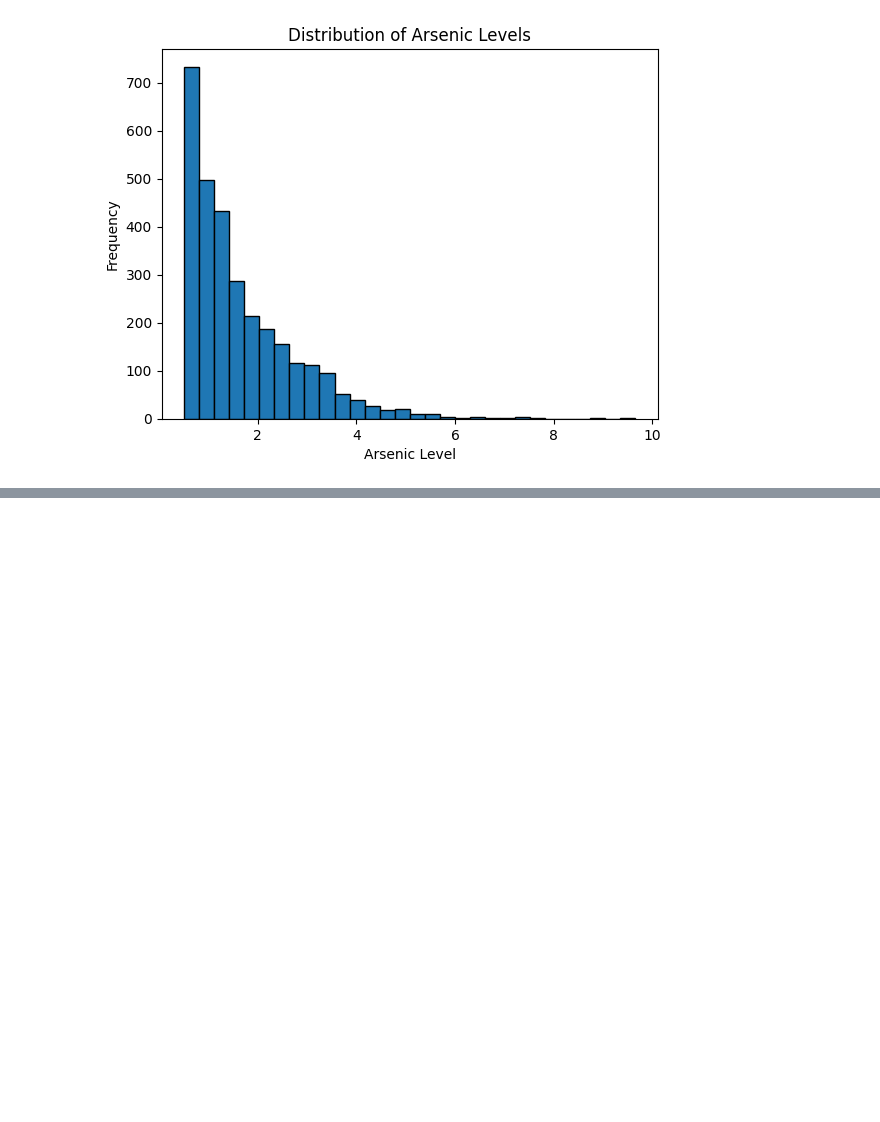
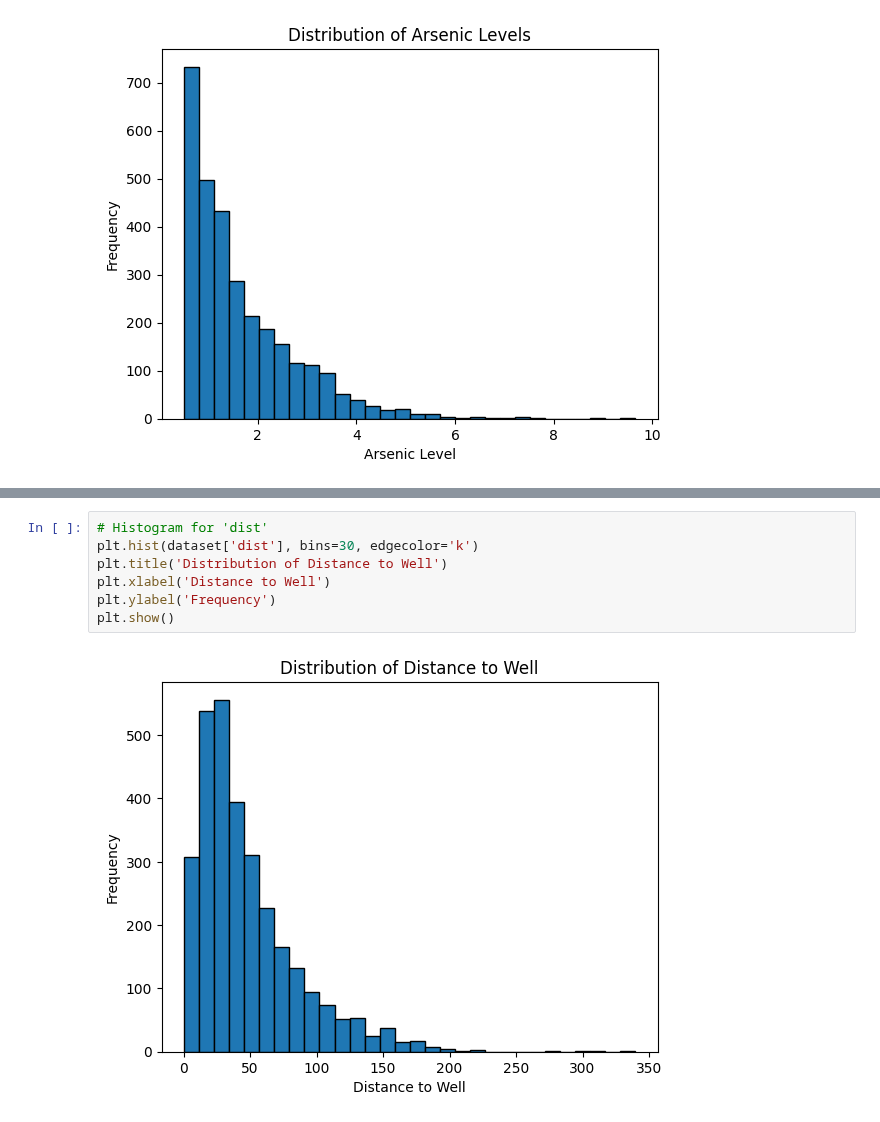
Before and after one commit to Darknight47/Data-Science-Project-01, a Jupyter notebook: logistic_regression.ipynb, the cells around one changed output, grey strips where cells are left out. Drawn from its saved outputs; the diff is of its cells as text; blank space fills up the shorter version.

Commit message:
DIST

```diff
--- a/logistic_regression.ipynb
+++ b/logistic_regression.ipynb
@@ -92,0 +109,9 @@ plt.show()
+# %%
+# Histogram for 'dist'
+plt.hist(dataset['dist'], bins=30, edgecolor='k')
+plt.title('Distribution of Distance to Well')
+plt.xlabel('Distance to Well')
+plt.ylabel('Frequency')
+plt.show()
+# %% [output]
+[figure, added]
```
Also changed, not shown: parts of 3 cells of this notebook.
